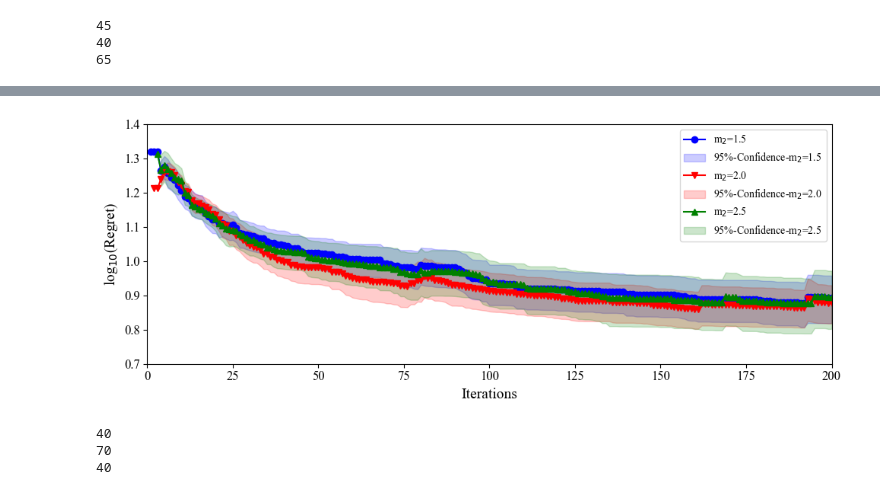
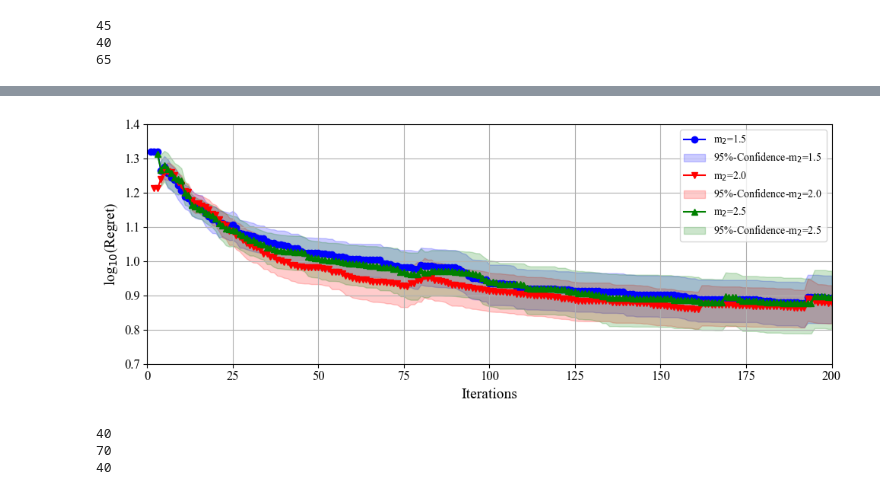
Before and after one commit to NicolasHong/ASBO, a Jupyter notebook: scripts/Case3THyper3/Case 3T-ASBO-HyperP_Plot.ipynb, the cells around one changed output, grey strips where cells are left out. Cells and saved outputs as stored; diff of their text form; code cells hidden in the pictures.

```diff
--- a/scripts/Case3THyper3/Case 3T-ASBO-HyperP_Plot.ipynb
+++ b/scripts/Case3THyper3/Case 3T-ASBO-HyperP_Plot.ipynb
@@ -312,34 +310,35 @@ combined_m2_25.describe()
 # %%
 plt.rcParams['font.family'] = 'Times New Roman'
 plt.rcParams['xtick.labelsize'] = 12
 plt.rcParams['ytick.labelsize'] = 12
 
 plt.figure(figsize=(10,4))
 iterations = range(201)
 
 _,regret_mean,lower,upper,_ = cleaning(combined2_m2_15,n_init=100,iter=200,opt=4.48)
 plt.plot(iterations, regret_mean, marker='o', color='b', label=r'm$_2$=1.5')
 plt.fill_between(iterations, lower, upper, color='b', alpha=0.2, label=r'95%-Confidence-m$_2$=1.5')
 
 _,regret_mean,lower,upper,_ = cleaning(combined2_m2_20,n_init=100,iter=200,opt=4.48)
 plt.plot(iterations, regret_mean, marker='v', color='r', label=r'm$_2$=2.0')
 plt.fill_between(iterations, lower, upper, color='r', alpha=0.2, label=r'95%-Confidence-m$_2$=2.0')
 
 _,regret_mean,lower,upper,_ = cleaning(combined2_m2_25,n_init=100,iter=200,opt=4.48)
 plt.plot(iterations, regret_mean, marker='^', color='g', label=r'm$_2$=2.5')
 plt.fill_between(iterations, lower, upper, color='g', alpha=0.2, label=r'95%-Confidence-m$_2$=2.5')
 
 plt.xlabel('Iterations', fontsize=14)
 plt.xlim(0,200)
 plt.ylim(0.7,1.4)
 # plt.ylabel(r"$\log_{10}(\mathrm{Regret})$", fontsize=14)
 plt.ylabel(r"log$_{10}$(Regret)", fontsize=14)
 plt.legend(ncol=1)
+plt.grid()
 plt.tight_layout()
 plt.savefig(DIR/'Hypers_m2_Case3T.png',dpi=300)
 plt.show()
 # %% [output]
-[figure, old version]
+[figure, new version]
 # %%
 temp =0
 for j in df_no_duplicates.index:
```
Also changed, not shown: parts of 7 cells of this notebook, 15 other files.
